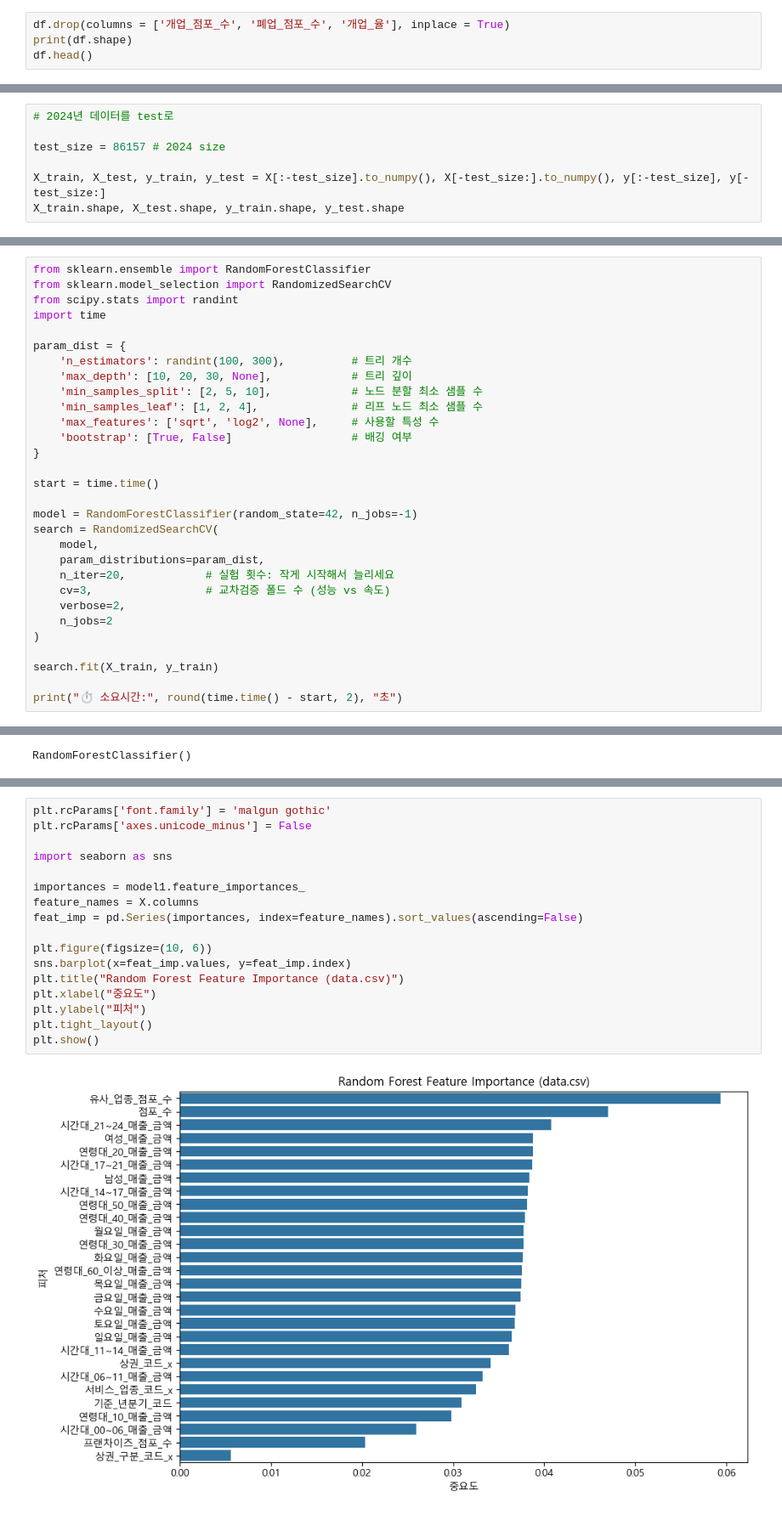
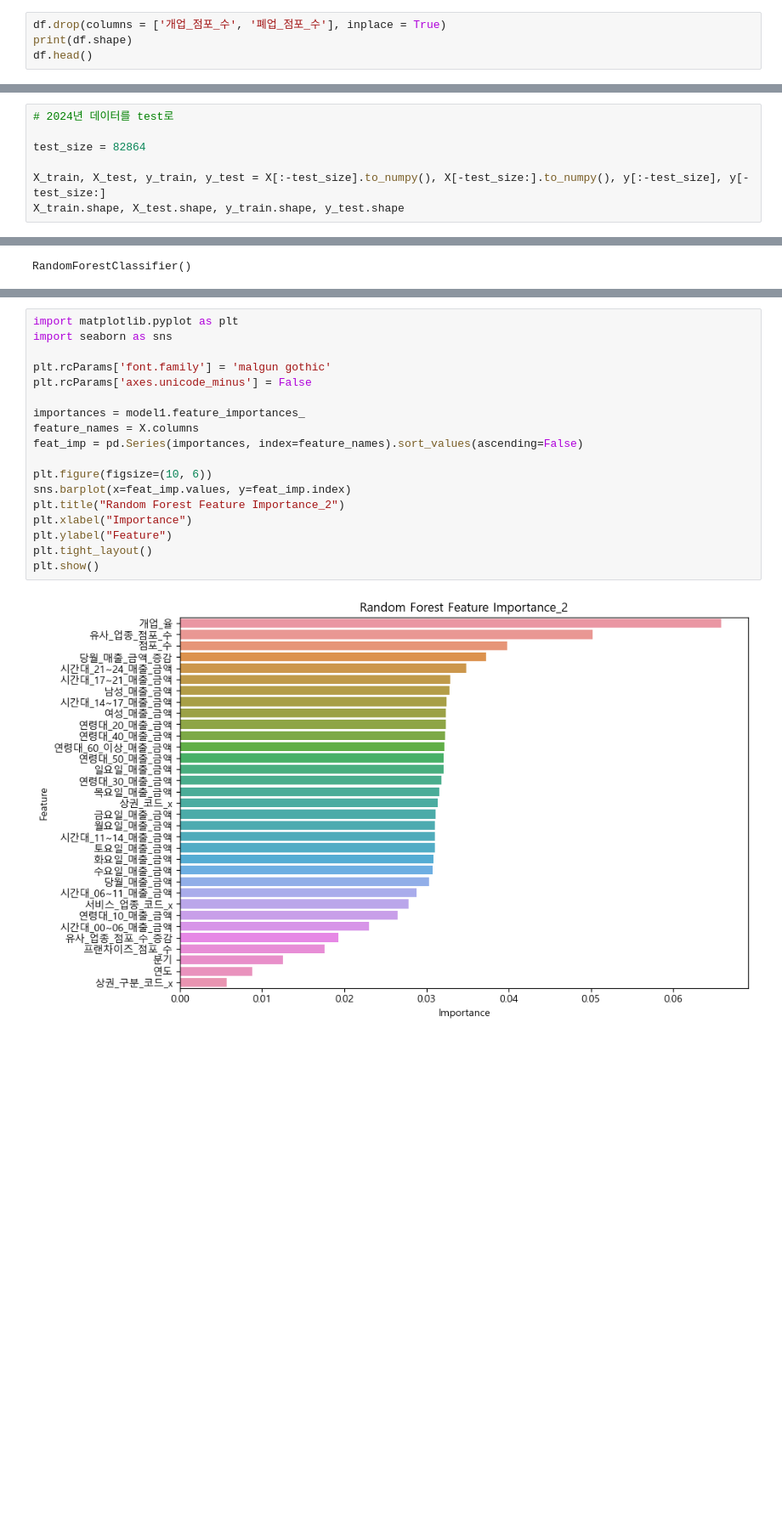
Before and after one commit to SKNETWORKS-FAMILY-AICAMP/SKN13-2nd-4TEAM, a Jupyter notebook: data/eda_and_preprocessing.ipynb, the cells around one changed output, grey strips where cells are left out. Shown at 85% size. Drawn from its saved outputs; the diff is of its cells as text; blank space fills up the shorter version.

Commit message:
Modify eda_and_preprocessing.ipynb
Preprocessing and Baseline Model Training in process

```diff
--- a/data/eda_and_preprocessing.ipynb
+++ b/data/eda_and_preprocessing.ipynb
@@ -88,5 +100,5 @@ df.head(20)
 # %%
-df.drop(columns = ['개업_점포_수', '폐업_점포_수', '개업_율'], inplace = True)
+df.drop(columns = ['개업_점포_수', '폐업_점포_수'], inplace = True)
 print(df.shape)
 df.head()
 # %% [output]
@@ -180,7 +369,7 @@ array([1, 0, 0, ..., 0, 0, 0])
 # %%
 # 2024년 데이터를 test로
 
-test_size = 86157 # 2024 size
+test_size = 82864
 
 X_train, X_test, y_train, y_test = X[:-test_size].to_numpy(), X[-test_size:].to_numpy(), y[:-test_size], y[-test_size:]
 X_train.shape, X_test.shape, y_train.shape, y_test.shape
@@ -224,30 +410,0 @@ X_test = X_test.astype(np.float32)
-# %%
-from sklearn.ensemble import RandomForestClassifier
-from sklearn.model_selection import RandomizedSearchCV
-from scipy.stats import randint
-import time
-
-param_dist = {
-    'n_estimators': randint(100, 300),          # 트리 개수
-    'max_depth': [10, 20, 30, None],            # 트리 깊이
-    'min_samples_split': [2, 5, 10],            # 노드 분할 최소 샘플 수
-    'min_samples_leaf': [1, 2, 4],              # 리프 노드 최소 샘플 수
-    'max_features': ['sqrt', 'log2', None],     # 사용할 특성 수
-    'bootstrap': [True, False]                  # 배깅 여부
-}
-
-start = time.time()
-
-model = RandomForestClassifier(random_state=42, n_jobs=-1)
-search = RandomizedSearchCV(
-    model,
-    param_distributions=param_dist,
-    n_iter=20,            # 실험 횟수: 작게 시작해서 늘리세요
-    cv=3,                 # 교차검증 폴드 수 (성능 vs 속도)
-    verbose=2,
-    n_jobs=2
-)
-
-search.fit(X_train, y_train)
-
-print("⏱️ 소요시간:", round(time.time() - start, 2), "초")
@@ -278,19 +429,20 @@ F1 Score: 0.27578284547311094
 # %%
+import matplotlib.pyplot as plt
+import seaborn as sns
+
 plt.rcParams['font.family'] = 'malgun gothic'
 plt.rcParams['axes.unicode_minus'] = False
-
-import seaborn as sns
 
 importances = model1.feature_importances_
 feature_names = X.columns
 feat_imp = pd.Series(importances, index=feature_names).sort_values(ascending=False)
 
 plt.figure(figsize=(10, 6))
 sns.barplot(x=feat_imp.values, y=feat_imp.index)
-plt.title("Random Forest Feature Importance (data.csv)")
-plt.xlabel("중요도")
-plt.ylabel("피처")
+plt.title("Random Forest Feature Importance_2")
+plt.xlabel("Importance")
+plt.ylabel("Feature")
 plt.tight_layout()
 plt.show()
 # %% [output]
-[figure, old version]
+[figure, new version]
```
Also changed, not shown: parts of 38 cells of this notebook.
